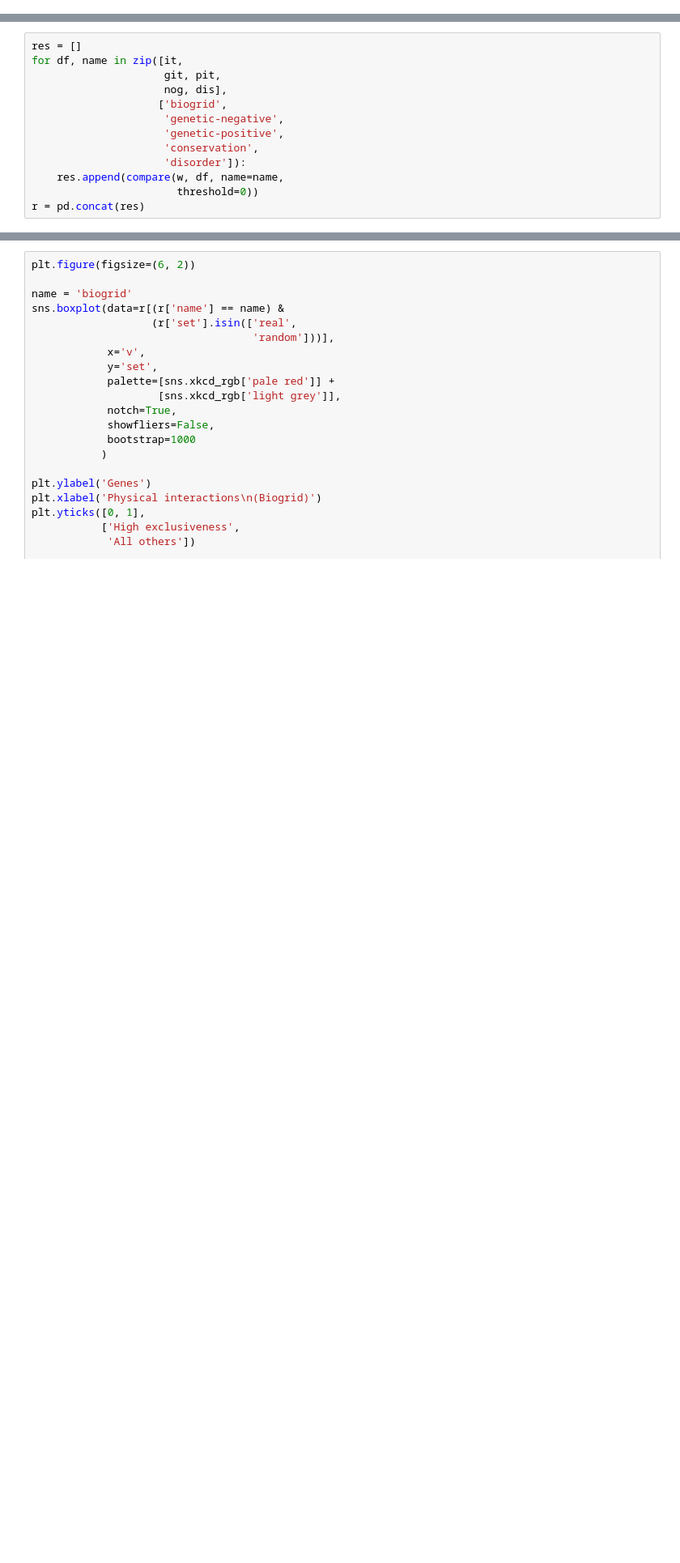
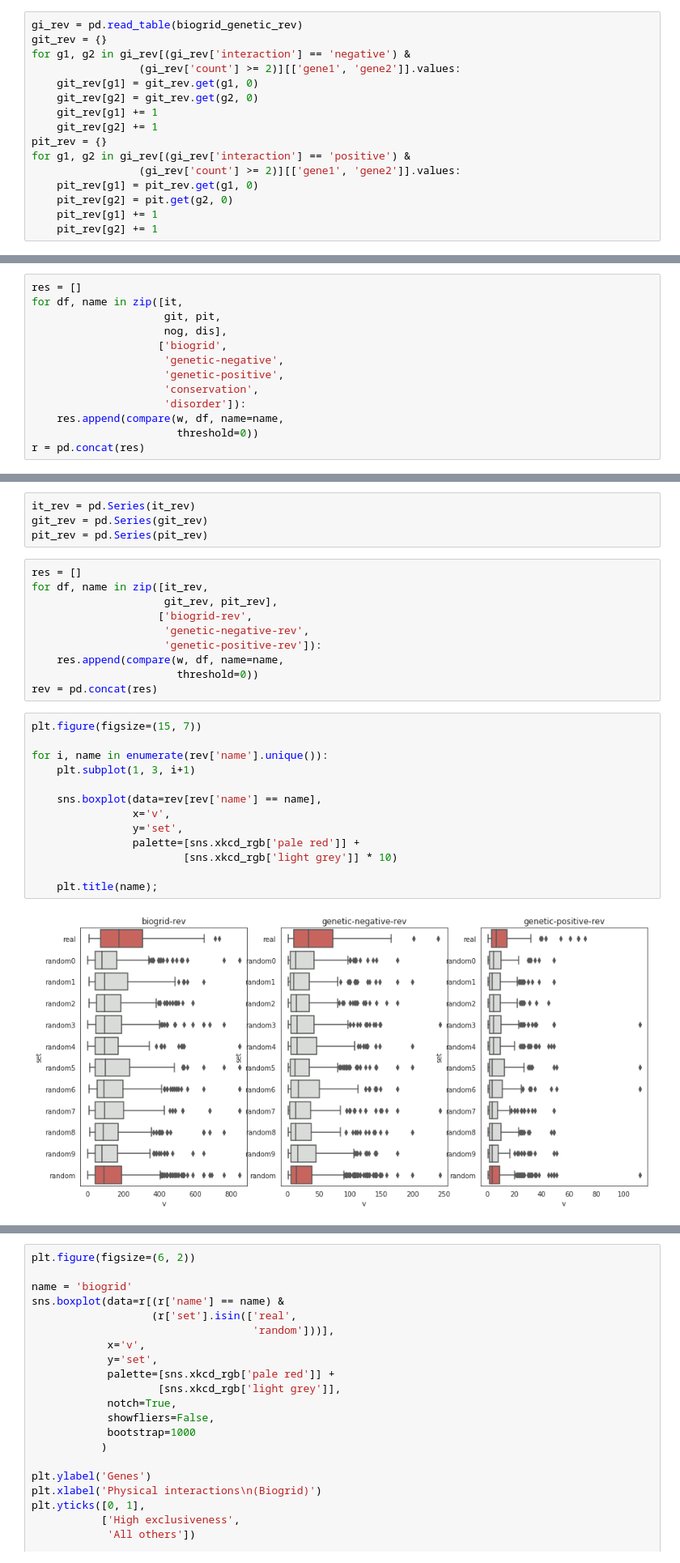
Before and after one commit to mgalardini/2018koyeast, a Jupyter notebook: notebooks/deviating_genes.ipynb, the cells around one changed output, grey strips where cells are left out. Shown at 81% size. Cells and saved outputs as stored; diff of their text form; blank space fills up the shorter version.

```diff
--- a/notebooks/deviating_genes.ipynb
+++ b/notebooks/deviating_genes.ipynb
@@ -160,3 +176,19 @@ for g1, g2 in gi[(gi['interaction'] == 'positive') &
+# %%
+gi_rev = pd.read_table(biogrid_genetic_rev)
+git_rev = {}
+for g1, g2 in gi_rev[(gi_rev['interaction'] == 'negative') &
+                 (gi_rev['count'] >= 2)][['gene1', 'gene2']].values:
+    git_rev[g1] = git_rev.get(g1, 0)
+    git_rev[g2] = git_rev.get(g2, 0)
+    git_rev[g1] += 1
+    git_rev[g2] += 1
+pit_rev = {}
+for g1, g2 in gi_rev[(gi_rev['interaction'] == 'positive') &
+                 (gi_rev['count'] >= 2)][['gene1', 'gene2']].values:
+    pit_rev[g1] = pit_rev.get(g1, 0)
+    pit_rev[g2] = pit.get(g2, 0)
+    pit_rev[g1] += 1
+    pit_rev[g2] += 1
 # %%
 m = pd.read_table(scores, index_col=[0, 2, 1])
 m['phenotype'] = m['qvalue'] < 0.05
@@ -447 +479,30 @@ sns.despine(left=True)
+# %%
+it_rev = pd.Series(it_rev)
+git_rev = pd.Series(git_rev)
+pit_rev = pd.Series(pit_rev)
+# %%
+res = []
+for df, name in zip([it_rev,
+                     git_rev, pit_rev],
+                    ['biogrid-rev',
+                     'genetic-negative-rev',
+                     'genetic-positive-rev']):
+    res.append(compare(w, df, name=name,
+                       threshold=0))
+rev = pd.concat(res)
+# %%
+plt.figure(figsize=(15, 7))
+
+for i, name in enumerate(rev['name'].unique()):
+    plt.subplot(1, 3, i+1)
+
+    sns.boxplot(data=rev[rev['name'] == name],
+                x='v',
+                y='set',
+                palette=[sns.xkcd_rgb['pale red']] +
+                        [sns.xkcd_rgb['light grey']] * 10)
+
+    plt.title(name);
+# %% [output]
+[figure, added]
 # %%
```
Also changed, not shown: parts of 20 cells of this notebook, 2 other files.
